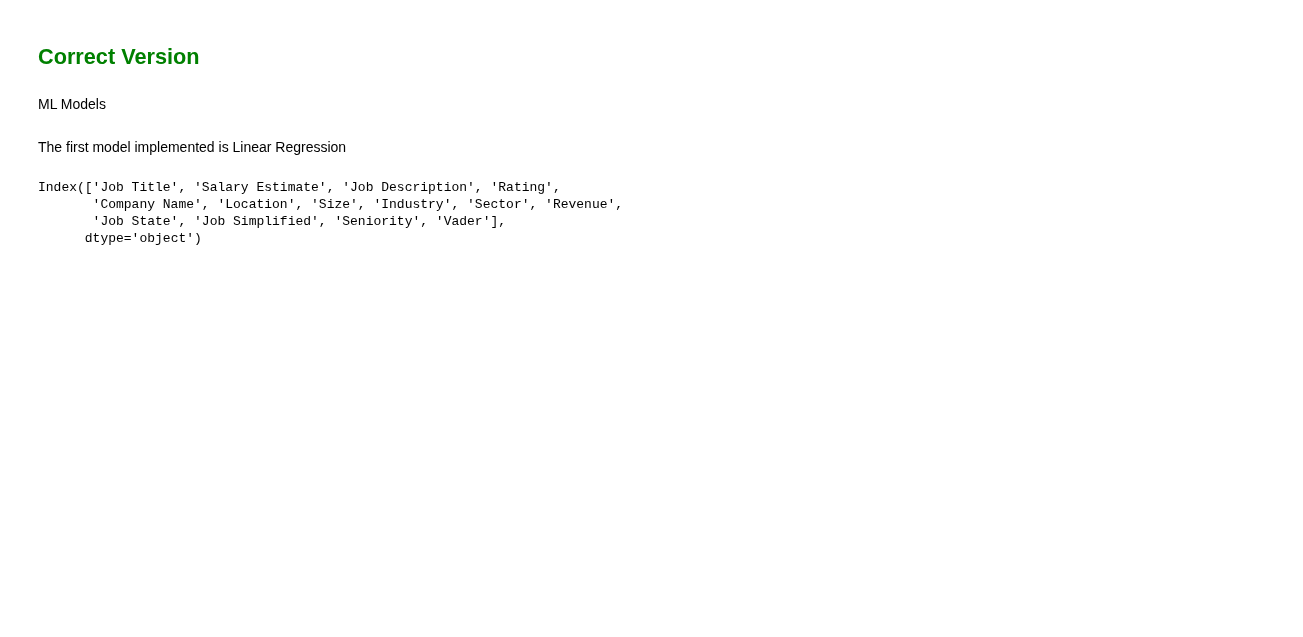
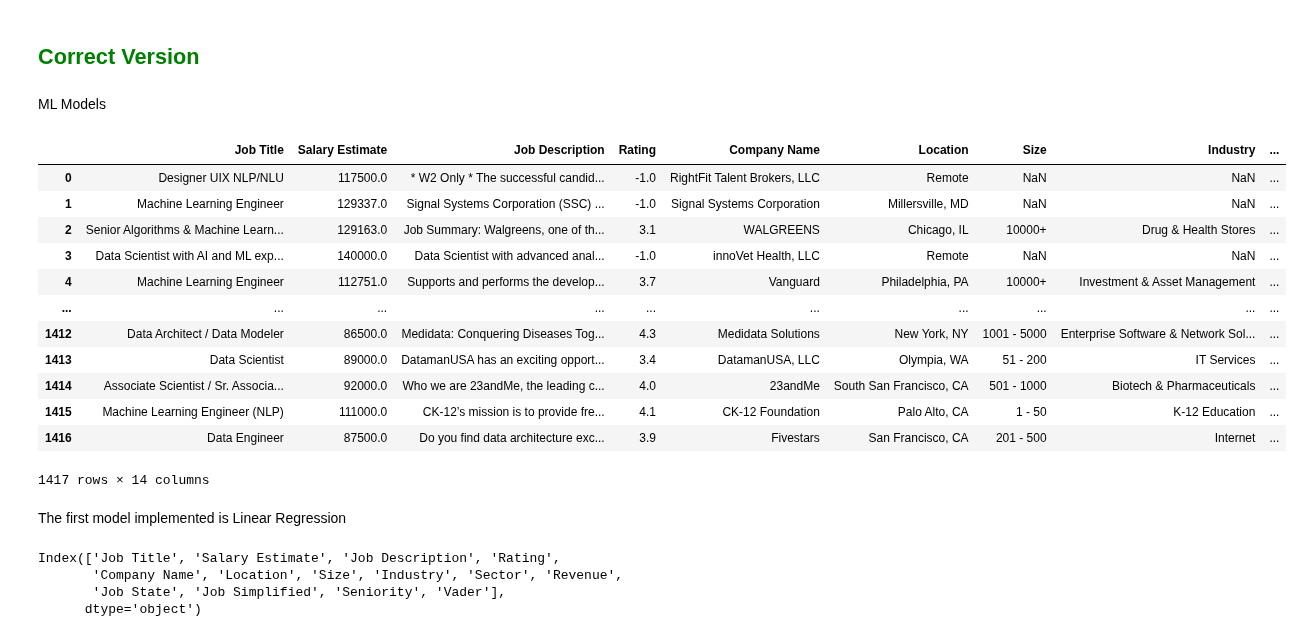
Before and after one commit to wangyf99/GlassDoor_Salary_Prediction, a Jupyter notebook: GlassDoor_Salary.ipynb, the cells around one changed output. Drawn from its saved outputs; the diff is of its cells as text; code cells hidden in the pictures; blank space fills up the shorter version.

```diff
--- a/GlassDoor_Salary.ipynb
+++ b/GlassDoor_Salary.ipynb
@@ -1186,6 +1186,25 @@ df
 df.info()
 # %% [markdown]
 ML Models
+# %%
+df=pd.read_csv('data_cleaned_fil.csv')
+df['Vader']=df['Job Description'].apply(vader_analysis)
+# %%
+df
+# %% [output]
+|  | Job Title | Salary Estimate | Job Description | Rating | Company Name | Location | Size | Industry | ... |
+| 0 | Designer UIX NLP/NLU | 117500.0 | * W2 Only * The successful candid... | -1.0 | RightFit Talent Brokers, LLC | Remote | NaN | NaN | ... |
+| 1 | Machine Learning Engineer | 129337.0 | Signal Systems Corporation (SSC) ... | -1.0 | Signal Systems Corporation | Millersville, MD | NaN | NaN | ... |
+| 2 | Senior Algorithms & Machine Learn... | 129163.0 | Job Summary: Walgreens, one of th... | 3.1 | WALGREENS | Chicago, IL | 10000+ | Drug & Health Stores | ... |
+| 3 | Data Scientist with AI and ML exp... | 140000.0 | Data Scientist with advanced anal... | -1.0 | innoVet Health, LLC | Remote | NaN | NaN | ... |
+| 4 | Machine Learning Engineer | 112751.0 | Supports and performs the develop... | 3.7 | Vanguard | Philadelphia, PA | 10000+ | Investment & Asset Management | ... |
+| ... | ... | ... | ... | ... | ... | ... | ... | ... | ... |
+| 1412 | Data Architect / Data Modeler | 86500.0 | Medidata: Conquering Diseases Tog... | 4.3 | Medidata Solutions | New York, NY | 1001 - 5000 | Enterprise Software & Network Sol... | ... |
+| 1413 | Data Scientist | 89000.0 | DatamanUSA has an exciting opport... | 3.4 | DatamanUSA, LLC | Olympia, WA | 51 - 200 | IT Services | ... |
+| 1414 | Associate Scientist / Sr. Associa... | 92000.0 | Who we are 23andMe, the leading c... | 4.0 | 23andMe | South San Francisco, CA | 501 - 1000 | Biotech & Pharmaceuticals | ... |
+| 1415 | Machine Learning Engineer (NLP) | 111000.0 | CK-12’s mission is to provide fre... | 4.1 | CK-12 Foundation | Palo Alto, CA | 1 - 50 | K-12 Education | ... |
+| 1416 | Data Engineer | 87500.0 | Do you find data architecture exc... | 3.9 | Fivestars | San Francisco, CA | 201 - 500 | Internet | ... |
+1417 rows × 14 columns
 # %% [markdown]
 The first model implemented is Linear Regression
 # %%
```
Also changed, not shown: parts of 8 cells of this notebook.
